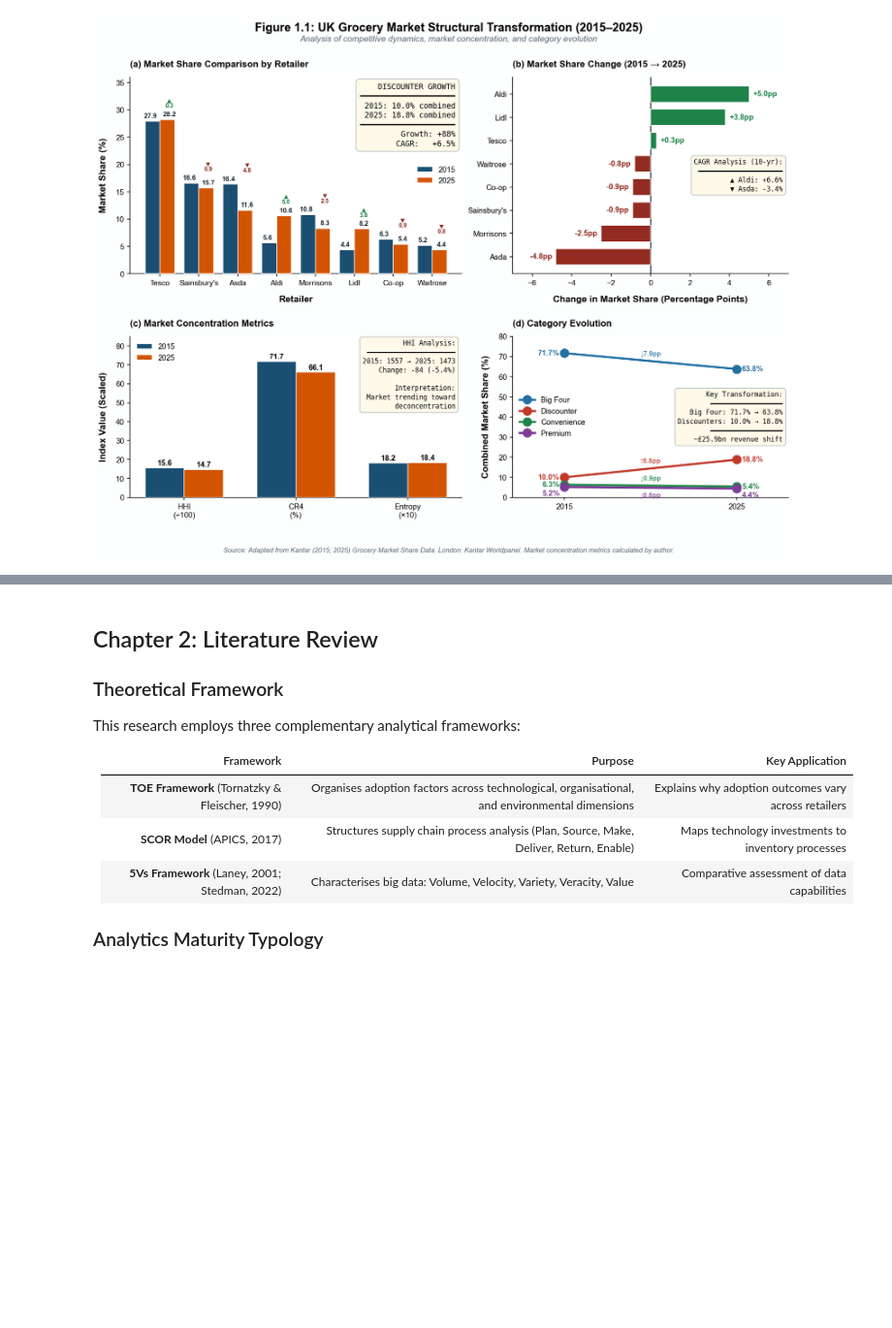
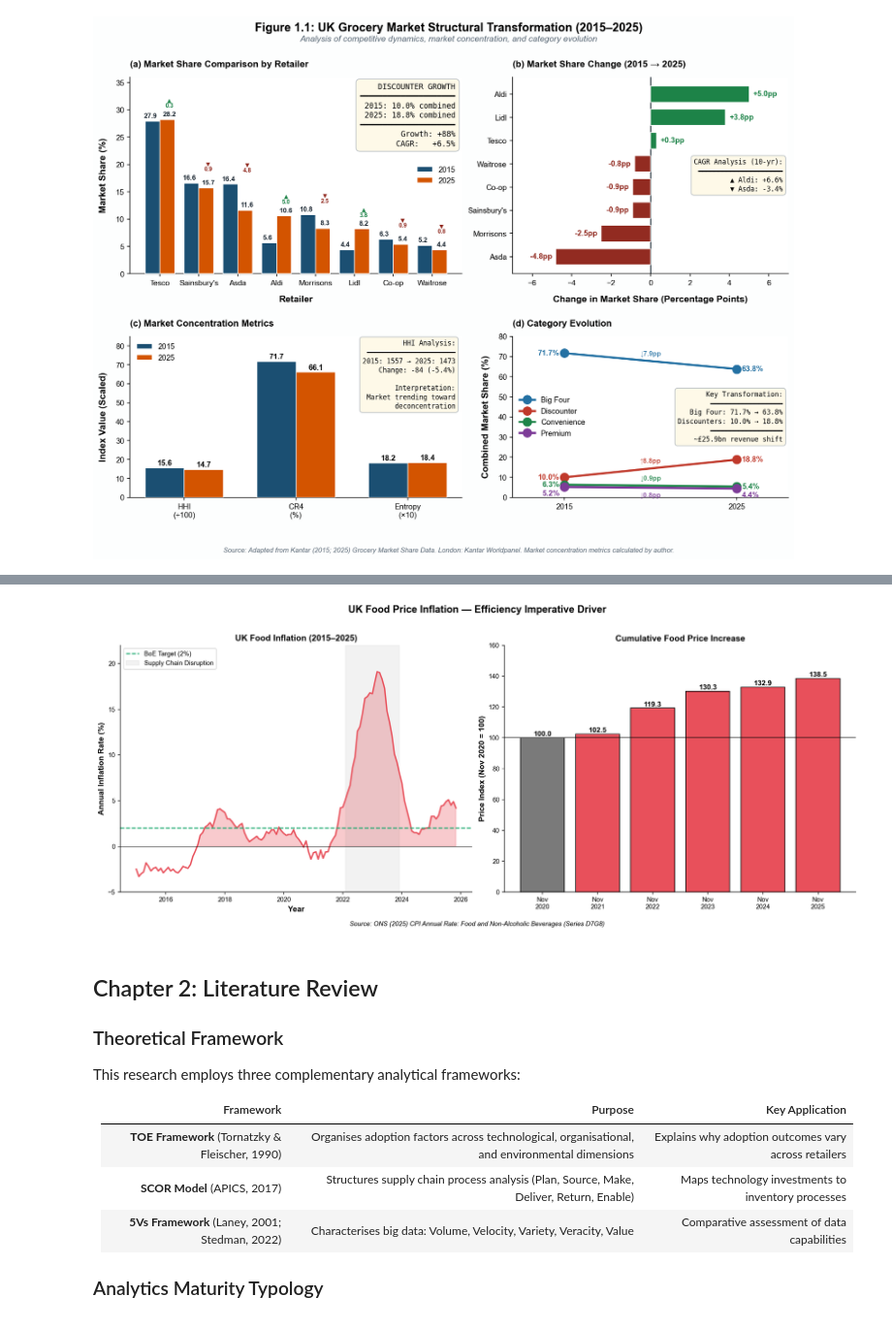
Before and after one commit to jduquegonzalez/uk-food-retail-big-data, a Jupyter notebook: notebook/dissertation_summary.ipynb, the cells around one changed output, grey strips where cells are left out. Shown at 97% size. Cells and saved outputs as stored; diff of their text form; code cells hidden in the pictures; blank space fills up the shorter version.

```diff
--- a/notebook/dissertation_summary.ipynb
+++ b/notebook/dissertation_summary.ipynb
@@ -102,3 +106,26 @@ plt.show()
+# %%
+# ═══════════════════════════════════════════════════════════════
+# APPENDIX D: UK Food Price Inflation (ONS Series D7G8)
+# Source: ONS (2025) CPI Annual Rate: Food & Non-Alcoholic Beverages
+# Note: Requires data/series-160126.xls
+#       Download from: https://www.ons.gov.uk/economy/inflationandpriceindices/timeseries/d7g8/mm23
+# ═══════════════════════════════════════════════════════════════
+
+from appendix_d_retail_cost_pressures import load_data, generate_figure
+
+try:
+    df = load_data()
+    fig = generate_figure(df)
+    plt.show()
+except FileNotFoundError:
+    print("⚠️  Data file not found: series-160126.xls")
+    print("    Download from: https://www.ons.gov.uk/economy/inflationandpriceindices/timeseries/d7g8/mm23")
+    print("    Place in: data/ directory")
+    print()
+    print("    Key statistic: 38.5% cumulative food price increase (Nov 2020–Nov 2025)")
+    print("    Peak: 19.1% annual inflation (March 2023)")
+# %% [output]
+[figure, added]
 # %% [markdown]
 ## Chapter 2: Literature Review
 
```
Also changed, not shown: parts of 3 cells of this notebook, 2 other files.
